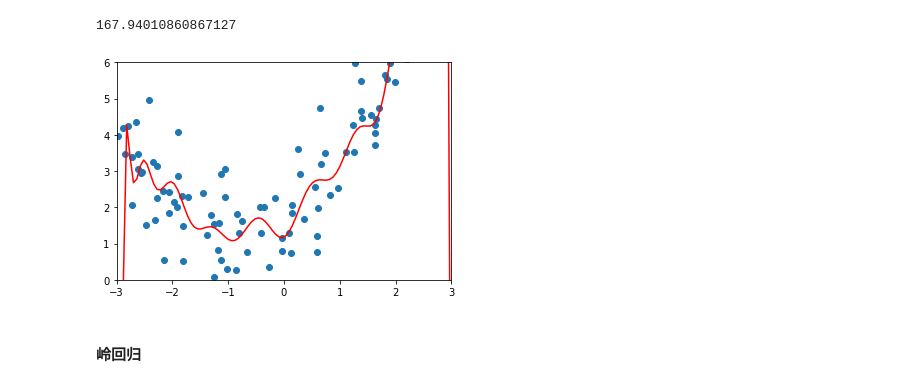
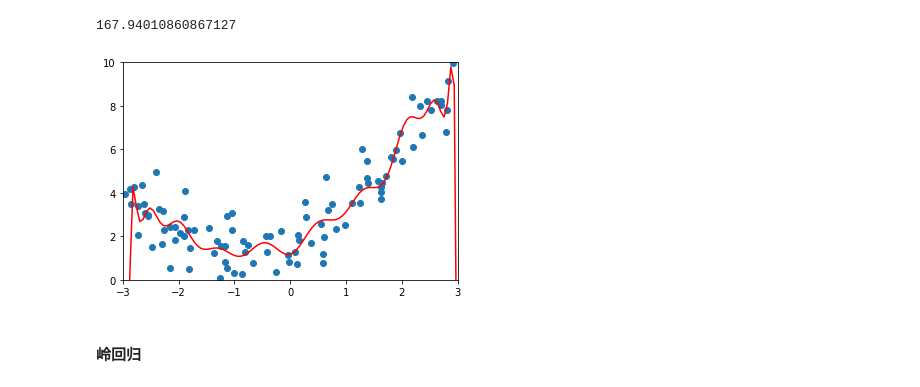
Before and after one commit to TobiahShaw/machine-learning-algorithm, a Jupyter notebook: PolynomialRegression/8.Regularization.ipynb, the cells around one changed output. Cells and saved outputs as stored; diff of their text form; code cells hidden in the pictures.

```diff
--- a/PolynomialRegression/8.Regularization.ipynb
+++ b/PolynomialRegression/8.Regularization.ipynb
@@ -123,10 +123,10 @@ y20_plot = poly20_reg.predict(x_plot)
 # %%
 plt.scatter(x, y)
 plt.plot(x_plot[:,0], y20_plot, color='r')
-plt.axis([-3, 3, 0, 6])
+plt.axis([-3, 3, 0, 10])
 plt.show()
 # %% [output]
-[figure, old version]
+[figure, new version]
 # %%
 def plot_model(model):
     x_plot = np.linspace(-3, 3 , num=100).reshape(-1, 1)
```
Also changed, not shown: parts of 14 cells of this notebook, 2 other files.
